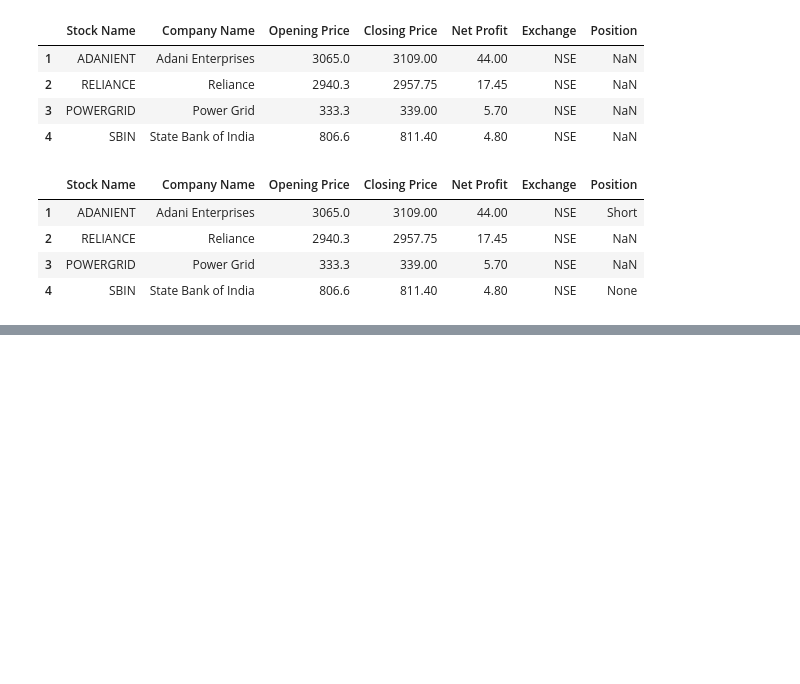
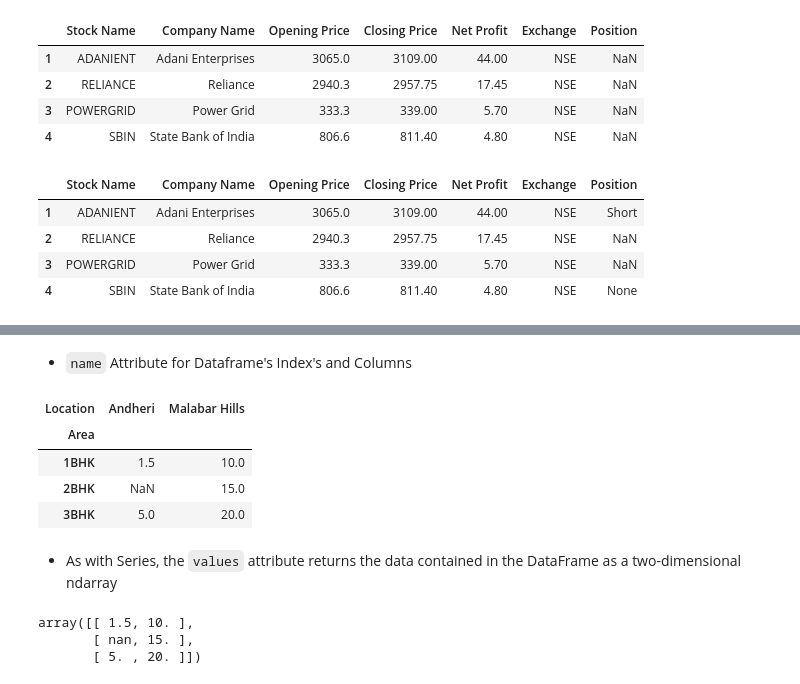
Before and after one commit to SianRods/PythonSourceFiles, a Jupyter notebook: Pandas-Practice/Introduction_Pandas.ipynb, the cells around one changed output, grey strips where cells are left out. Drawn from its saved outputs; the diff is of its cells as text; code cells hidden in the pictures; blank space fills up the shorter version.

```diff
--- a/Pandas-Practice/Introduction_Pandas.ipynb
+++ b/Pandas-Practice/Introduction_Pandas.ipynb
@@ -362,0 +365,13 @@ stock_df
+# %%
+# Using Nested Dictionaries to Create DataFrame
+#  If the nested dict is passed to the DataFrame, pandas will interpret the outer dict keys
+#  as the columns and the inner keys as the row indices:
+
+housing_={
+	"Andheri":{'1BHK':1.50,'3BHK':5.0},
+	"Malabar Hills":{'1BHK':10.00,'3BHK':20.00,'2BHK':15.00}
+}
+
+# Passing the Arguments to Consturctor of Dataframe :
+house_df=pd.DataFrame(housing_,index=['1BHK','2BHK','3BHK'])
+house_df
@@ -362,0 +404,23 @@ stock_df
+# %% [markdown]
+* `name` Attribute for Dataframe's Index's and Columns
+# %%
+# Name Attribute
+house_df.index.name='Area'
+house_df.columns.name='Location'
+house_df
+# %% [output]
+| Location | Andheri | Malabar Hills |
+| Area |  |  |
+| 1BHK | 1.5 | 10.0 |
+| 2BHK | NaN | 15.0 |
+| 3BHK | 5.0 | 20.0 |
+# %% [markdown]
+
+* As with Series, the `values` attribute returns the data contained in the DataFrame as a  two-dimensional ndarray
+# %%
+house_df.values
+# Returns values in 2d array
+# %% [output]
+array([[ 1.5, 10. ],
+       [ nan, 15. ],
+       [ 5. , 20. ]])
```
Also changed, not shown: parts of 20 cells of this notebook.
